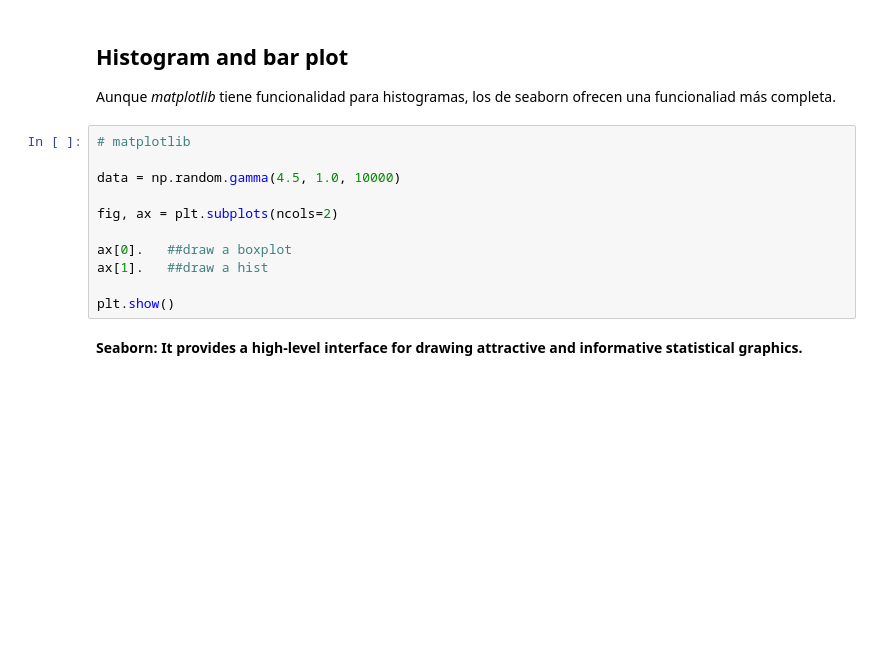
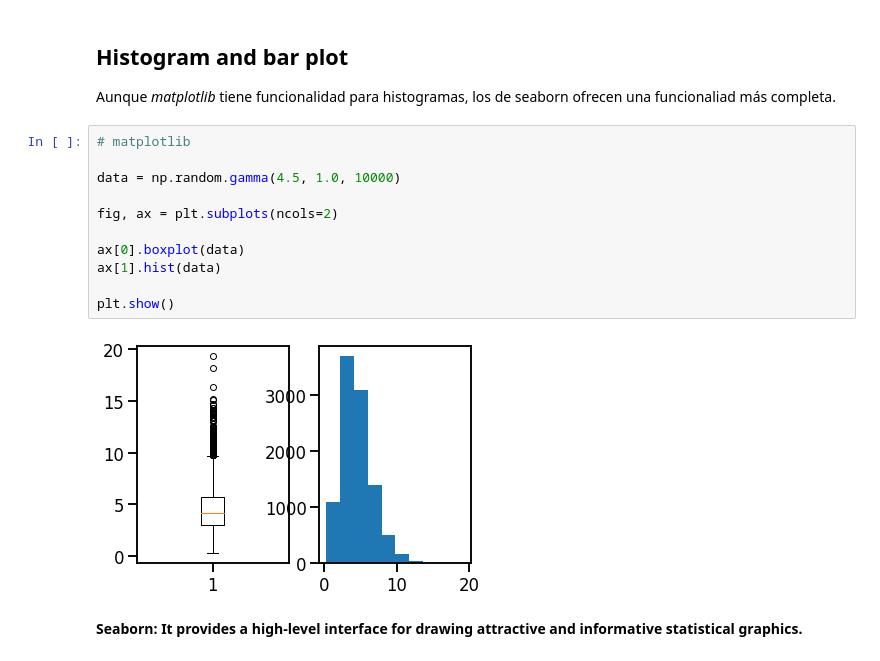
Before and after one commit to magheata/uib-aa-g1-material-master, a Jupyter notebook: W1/03 - Introducción a Numpy y Matplotlib.ipynb, the cells around one changed output. Drawn from its saved outputs; the diff is of its cells as text; blank space fills up the shorter version.

```diff
--- a/W1/03 - Introducción a Numpy y Matplotlib.ipynb
+++ b/W1/03 - Introducción a Numpy y Matplotlib.ipynb
@@ -387,14 +494,16 @@ Aunque *matplotlib* tiene funcionalidad para histogramas, los de seaborn ofrecen
 # %%
 # matplotlib
 
 data = np.random.gamma(4.5, 1.0, 10000)
 
 fig, ax = plt.subplots(ncols=2)
 
-ax[0].   ##draw a boxplot
-ax[1].   ##draw a hist
+ax[0].boxplot(data)
+ax[1].hist(data)
 
 plt.show()
+# %% [output]
+[figure, added]
 # %% [markdown]
 **Seaborn: It provides a high-level interface for drawing attractive and informative statistical graphics.**
 # %%
```
Also changed, not shown: parts of 37 cells of this notebook, 3 other files.
